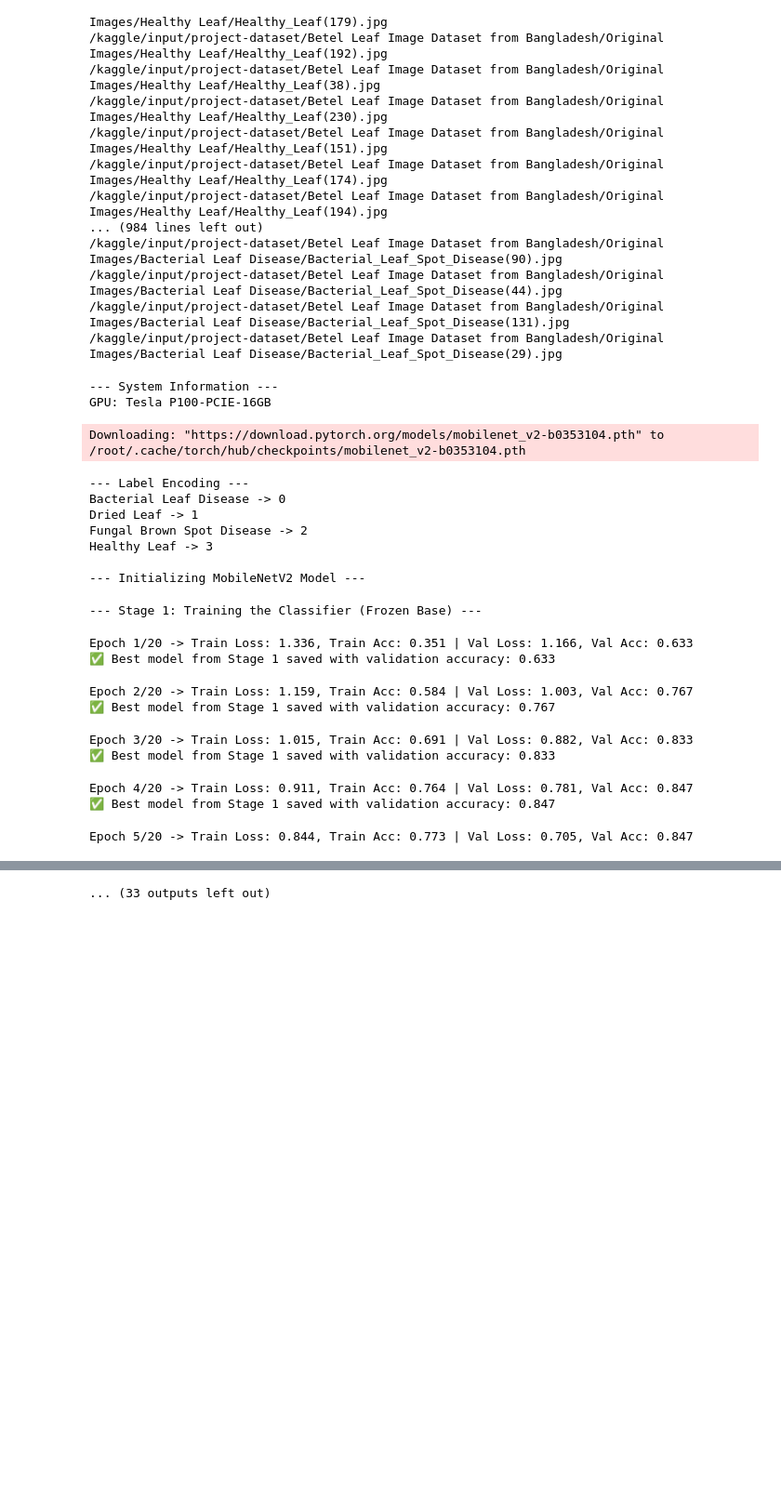
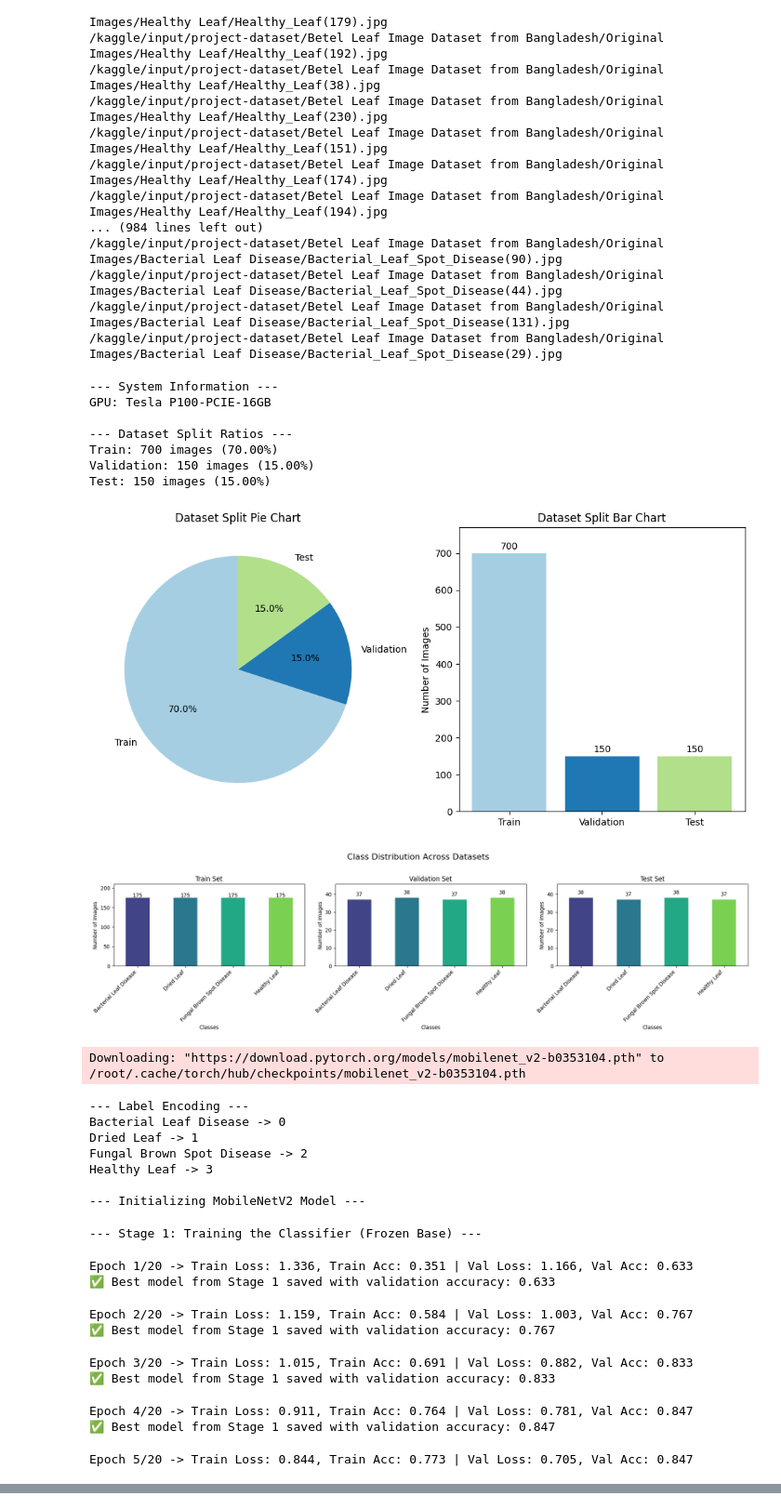
Before and after one commit to Aditya-Debnath/Betel-Leaf-Image-Dataset-from-Bangladesh, a Jupyter notebook: Code/mobilenetv2.ipynb, the cells around one changed output, grey strips where cells are left out. Shown at 93% size. Drawn from its saved outputs; the diff is of its cells as text; code cells hidden in the pictures; blank space fills up the shorter version.

```diff
--- a/Code/mobilenetv2.ipynb
+++ b/Code/mobilenetv2.ipynb
@@ -123,7 +123,62 @@ data = load_split(data_dir)
 train_dataframe, temp_dataframe = train_test_split(data, test_size=0.30, stratify=data['label'], random_state=seed)
 validation_dataframe, test_dataframe = train_test_split(temp_dataframe, test_size=0.50, stratify=temp_dataframe['label'], random_state=seed)
 
-# (Visualization code is omitted here for brevity but can be added back if needed)
+# --- Visualize Dataset Split Ratios ---
+sizes = {
+    "Train": len(train_dataframe),
+    "Validation": len(validation_dataframe),
+    "Test": len(test_dataframe),
+}
+
+total = sum(sizes.values())
+ratios = {k: (v / total) * 100 for k, v in sizes.items()}
+
+print("\n--- Dataset Split Ratios ---")
+for split in sizes.keys():
+    print(f"{split}: {sizes[split]} images ({ratios[split]:.2f}%)")
+
+fig, axes = plt.subplots(1, 2, figsize=(10, 5))
+axes[0].pie(
+    sizes.values(),
+    labels=sizes.keys(),
+    autopct="%.1f%%",
+    startangle=90,
+    colors=["#a6cee3", "#1f78b4", "#b2df8a"]
+)
+axes[0].set_title("Dataset Split Pie Chart")
+
+axes[1].bar(sizes.keys(), sizes.values(), color=["#a6cee3", "#1f78b4", "#b2df8a"])
+axes[1].set_ylabel("Number of Images")
+axes[1].set_title("Dataset Split Bar Chart")
+y_max = max(sizes.values()) * 1.1
+axes[1].set_ylim(0, y_max)
+for i, v in enumerate(sizes.values()):
+    axes[1].text(i, v + total*0.01, str(v), ha='center')
+plt.tight_layout()
+plt.show()
+
+# --- Visualize Class Distribution ---
+def class_distribution_plot(train_df, test_df, val_df):
+    datasets = { "Train": train_df, "Validation": val_df, "Test": test_df }
+    fig, axes = plt.subplots(1, 3, figsize=(18, 5))
+    fig.suptitle('Class Distribution Across Datasets', fontsize=16)
+
+    for ax, (split_name, df) in zip(axes, datasets.items()):
+        class_counts = df['label'].value_counts().sort_index()
+        class_counts.plot(kind='bar', ax=ax, color=sns.color_palette("viridis", len(class_counts)))
+        ax.set_xlabel('Classes')
+        ax.set_ylabel('Number of Images')
+        ax.set_title(f'{split_name} Set')
+        ax.set_xticklabels(class_counts.index, rotation=45, ha='right')
+
+        for i, count in enumerate(class_counts):
+            ax.text(i, count + 2, str(count), ha='center')
+        ax.set_ylim(0, max(class_counts) * 1.2)
+
+    plt.tight_layout(rect=[0, 0, 1, 0.96])
+    plt.show()
+
+class_distribution_plot(train_dataframe, test_dataframe, validation_dataframe)
 
 # ==============================================================================
 # 4. DATA PREPROCESSING (Resize and Save)
@@ -355,33 +410,40 @@ class GradCAM:
         self.model.zero_grad(); class_score = output[:, target_class]; class_score.backward()
         weights = torch.mean(self.gradients, dim=(2, 3), keepdim=True)
         cam = torch.sum(weights * self.activations, dim=1).squeeze().cpu().numpy()
         cam = np.maximum(cam, 0); cam = cv2.resize(cam, (224, 224)); cam = (cam - np.min(cam)) / (np.max(cam) - np.min(cam) + 1e-8)
         return cam
 def denormalize_image(tensor, mean, std):
     tensor = tensor.clone()
     for t, m, s in zip(tensor, mean, std): t.mul_(s).add_(m)
     return tensor
 def show_gradcam(model, dataloader, device, target_layer, classes, num_samples=5):
     gradcam = GradCAM(model, target_layer); data_iter = iter(dataloader)
     plt.figure(figsize=(8, num_samples * 3))
     for i in range(num_samples):
         inputs, labels = next(data_iter); input_tensor = inputs[0].unsqueeze(0).to(device); label = labels[0].item()
         output = model(input_tensor); pred_class = output.argmax(dim=1).item()
         cam = gradcam.generate_cam(input_tensor, pred_class)
         mean_t = torch.tensor([0.485, 0.456, 0.406]).view(3, 1, 1); std_t = torch.tensor([0.229, 0.224, 0.225]).view(3, 1, 1)
         img_denorm = denormalize_image(inputs[0].cpu(), mean_t, std_t); img_np = np.clip(img_denorm.numpy().transpose(1, 2, 0), 0, 1)
         heatmap = cv2.applyColorMap(np.uint8(255 * cam), cv2.COLORMAP_JET)
         overlay = cv2.addWeighted(cv2.cvtColor(np.uint8(255 * img_np), cv2.COLOR_RGB2BGR), 0.6, heatmap, 0.4, 0)
         plt.subplot(num_samples, 2, 2 * i + 1); plt.imshow(img_np); plt.title(f"Original\nTrue: {classes[label]}"); plt.axis('off')
         plt.subplot(num_samples, 2, 2 * i + 2); plt.imshow(cv2.cvtColor(overlay, cv2.COLOR_BGR2RGB)); plt.title(f"Grad-CAM\nPredicted: {classes[pred_class]}"); plt.axis('off')
     plt.tight_layout(); plt.show(); gradcam.remove_hooks()
 
 print("\n--- Grad-CAM Visualization ---")
 target_layer = model.features[-1]
 show_gradcam(model, test_dataloader, device, target_layer, class_names, num_samples=5)
 # %% [output]
 --- System Information ---
 GPU: Tesla P100-PCIE-16GB
+
+--- Dataset Split Ratios ---
+Train: 700 images (70.00%)
+Validation: 150 images (15.00%)
+Test: 150 images (15.00%)
+[figure, added]
+[figure, added]
 Downloading: "https://download.pytorch.org/models/mobilenet_v2-b0353104.pth" to /root/.cache/torch/hub/checkpoints/mobilenet_v2-b0353104.pth
 --- Label Encoding ---
 Bacterial Leaf Disease -> 0
@@ -409 +467,0 @@ Epoch 8/20 -> Train Loss: 0.654, Train Acc: 0.880 | Val Loss: 0.561, Val Acc: 0.
-... (33 outputs left out)
```
Also changed, not shown: parts of 1 cell of this notebook.
